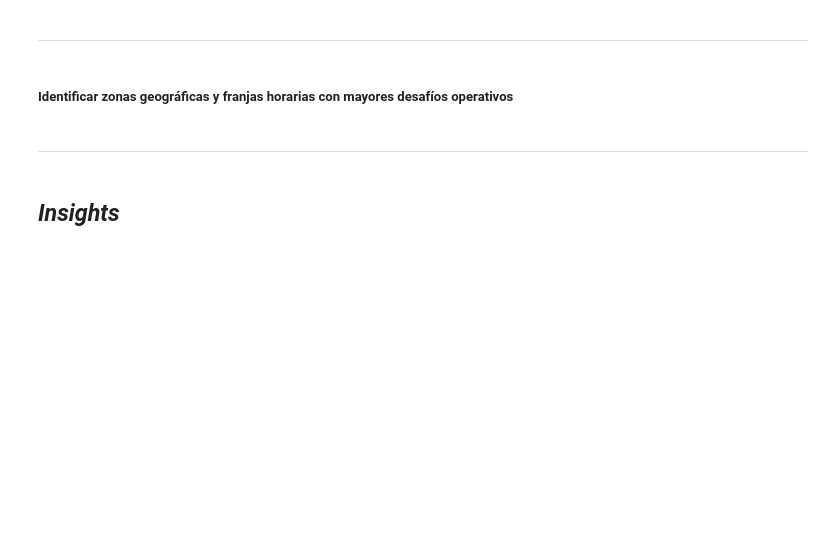
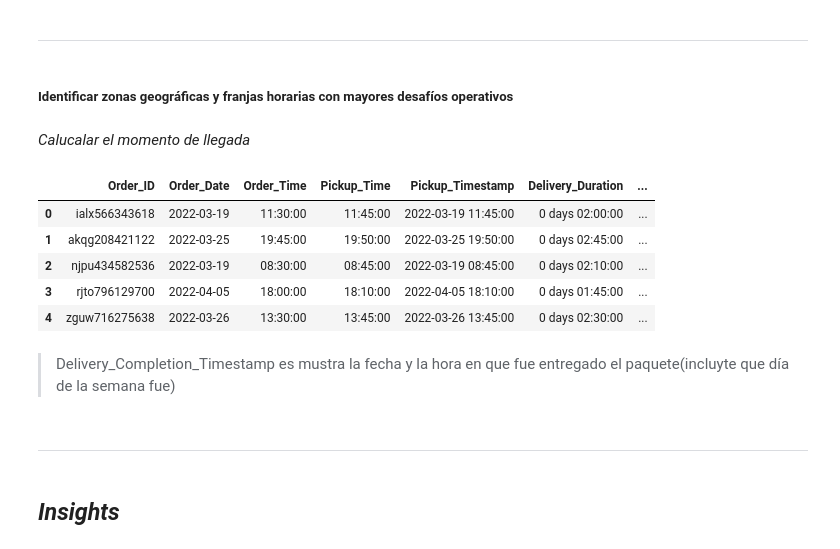
Before and after one commit to SaitoM17/amazon_delivery, a Jupyter notebook: notebooks/eda.ipynb, the cells around one changed output. Cells and saved outputs as stored; diff of their text form; code cells hidden in the pictures; blank space fills up the shorter version.

Commit message:
feat(eda): Calcular el momento de llega (fecha y hora en que se entrego el paquete)

```diff
--- a/notebooks/eda.ipynb
+++ b/notebooks/eda.ipynb
@@ -343,6 +343,31 @@ Tabla Dinámica por Agent_Rating en el Tiempo de Entregas
 ----
 # %% [markdown]
 ##### **Identificar zonas geográficas y franjas horarias con mayores desafíos operativos**
+# %% [markdown]
+*Calucalar el momento de llegada*
+# %%
+# Transformar Delivery_Time de minutos a una hora(formato hora)
+df_amazon_delivery['Delivery_Duration'] = pd.to_timedelta(df_amazon_delivery['Delivery_Time'], unit='minutes')
+
+# Fecha y hora de la recolección
+df_amazon_delivery['Pickup_Timestamp'] = pd.to_datetime(df_amazon_delivery['Order_Date'] + df_amazon_delivery['Pickup_Time_TD'])
+
+# Fecha y hora en que se completo la entrega
+df_amazon_delivery['Delivery_Completion_Timestamp'] = df_amazon_delivery['Pickup_Timestamp'] + df_amazon_delivery['Delivery_Duration']
+
+df_amazon_delivery['Delivery_Hour'] = df_amazon_delivery['Delivery_Completion_Timestamp'].dt.hour
+df_amazon_delivery['Delivery_Day_of_Week'] = df_amazon_delivery['Delivery_Completion_Timestamp'].dt.day_name()
+
+df_amazon_delivery[['Order_ID', 'Order_Date', 'Order_Time', 'Pickup_Time', 'Pickup_Timestamp','Delivery_Duration' ,'Delivery_Completion_Timestamp', 'Delivery_Hour', 'Delivery_Day_of_Week']].head(5)
+# %% [output]
+|  | Order_ID | Order_Date | Order_Time | Pickup_Time | Pickup_Timestamp | Delivery_Duration | ... |
+| 0 | ialx566343618 | 2022-03-19 | 11:30:00 | 11:45:00 | 2022-03-19 11:45:00 | 0 days 02:00:00 | ... |
+| 1 | akqg208421122 | 2022-03-25 | 19:45:00 | 19:50:00 | 2022-03-25 19:50:00 | 0 days 02:45:00 | ... |
+| 2 | njpu434582536 | 2022-03-19 | 08:30:00 | 08:45:00 | 2022-03-19 08:45:00 | 0 days 02:10:00 | ... |
+| 3 | rjto796129700 | 2022-04-05 | 18:00:00 | 18:10:00 | 2022-04-05 18:10:00 | 0 days 01:45:00 | ... |
+| 4 | zguw716275638 | 2022-03-26 | 13:30:00 | 13:45:00 | 2022-03-26 13:45:00 | 0 days 02:30:00 | ... |
+# %% [markdown]
+> Delivery_Completion_Timestamp es mustra la fecha y la hora en que fue entregado el paquete(incluyte que día de la semana fue)
 # %% [markdown]
 ----
 # %% [markdown]
```
